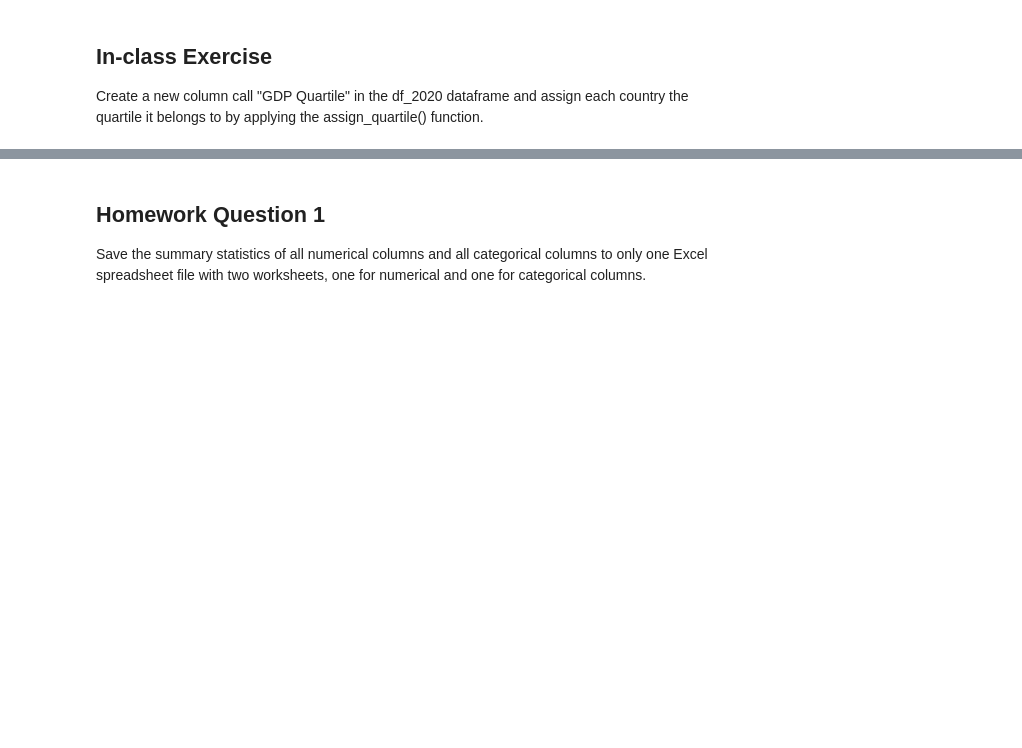
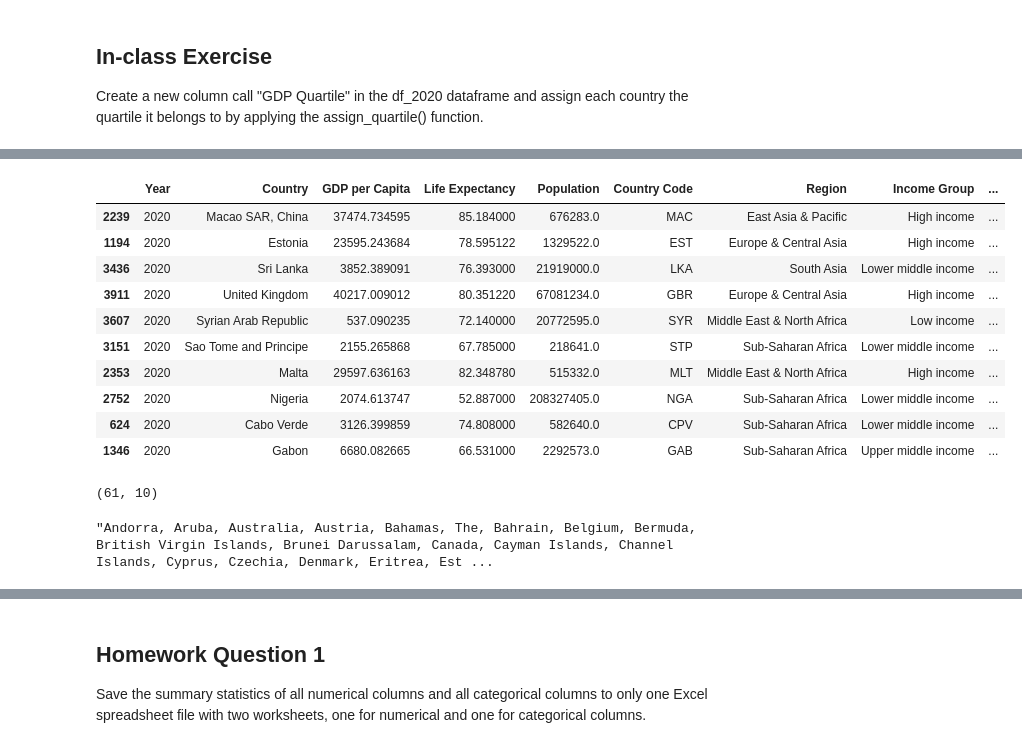
Before and after one commit to wcj365/python-stats-dataviz, a Jupyter notebook: fall2024/oct_16_session.ipynb, the cells around one changed output, grey strips where cells are left out. Cells and saved outputs as stored; diff of their text form; code cells hidden in the pictures; blank space fills up the shorter version.

```diff
--- a/fall2024/oct_16_session.ipynb
+++ b/fall2024/oct_16_session.ipynb
@@ -157,3 +160,8 @@ df_2020.shape
 ## In-class Exercise
 
 Create a new column call "GDP Quartile" in the df_2020 dataframe and assign each country the quartile it belongs to by applying the assign_quartile() function.
+# %%
+df_2020["GDP Quartile"] = df_2020["GDP per Capita"].apply(assign_quartile)
+
+print(df_2020.shape[0])
+print(df_2020["GDP Quartile"].value_counts())
@@ -159,0 +176,23 @@ Create a new column call "GDP Quartile" in the df_2020 dataframe and assign each
+# %%
+df_2020.sample(10)
+# %% [output]
+|  | Year | Country | GDP per Capita | Life Expectancy | Population | Country Code | Region | Income Group | ... |
+| 2239 | 2020 | Macao SAR, China | 37474.734595 | 85.184000 | 676283.0 | MAC | East Asia & Pacific | High income | ... |
+| 1194 | 2020 | Estonia | 23595.243684 | 78.595122 | 1329522.0 | EST | Europe & Central Asia | High income | ... |
+| 3436 | 2020 | Sri Lanka | 3852.389091 | 76.393000 | 21919000.0 | LKA | South Asia | Lower middle income | ... |
+| 3911 | 2020 | United Kingdom | 40217.009012 | 80.351220 | 67081234.0 | GBR | Europe & Central Asia | High income | ... |
+| 3607 | 2020 | Syrian Arab Republic | 537.090235 | 72.140000 | 20772595.0 | SYR | Middle East & North Africa | Low income | ... |
+| 3151 | 2020 | Sao Tome and Principe | 2155.265868 | 67.785000 | 218641.0 | STP | Sub-Saharan Africa | Lower middle income | ... |
+| 2353 | 2020 | Malta | 29597.636163 | 82.348780 | 515332.0 | MLT | Middle East & North Africa | High income | ... |
+| 2752 | 2020 | Nigeria | 2074.613747 | 52.887000 | 208327405.0 | NGA | Sub-Saharan Africa | Lower middle income | ... |
+| 624 | 2020 | Cabo Verde | 3126.399859 | 74.808000 | 582640.0 | CPV | Sub-Saharan Africa | Lower middle income | ... |
+| 1346 | 2020 | Gabon | 6680.082665 | 66.531000 | 2292573.0 | GAB | Sub-Saharan Africa | Upper middle income | ... |
+# %%
+df_4th = df_2020[df_2020["GDP Quartile"] == "4th Quartile (>75%)"]
+df_4th.shape
+# %% [output]
+(61, 10)
+# %%
+", ".join(list(df_4th["Country"]))
+# %% [output]
+"Andorra, Aruba, Australia, Austria, Bahamas, The, Bahrain, Belgium, Bermuda, British Virgin Islands, Brunei Darussalam, Canada, Cayman Islands, Channel Islands, Cyprus, Czechia, Denmark, Eritrea, Est ...
```
Also changed, not shown: parts of 13 cells of this notebook.
